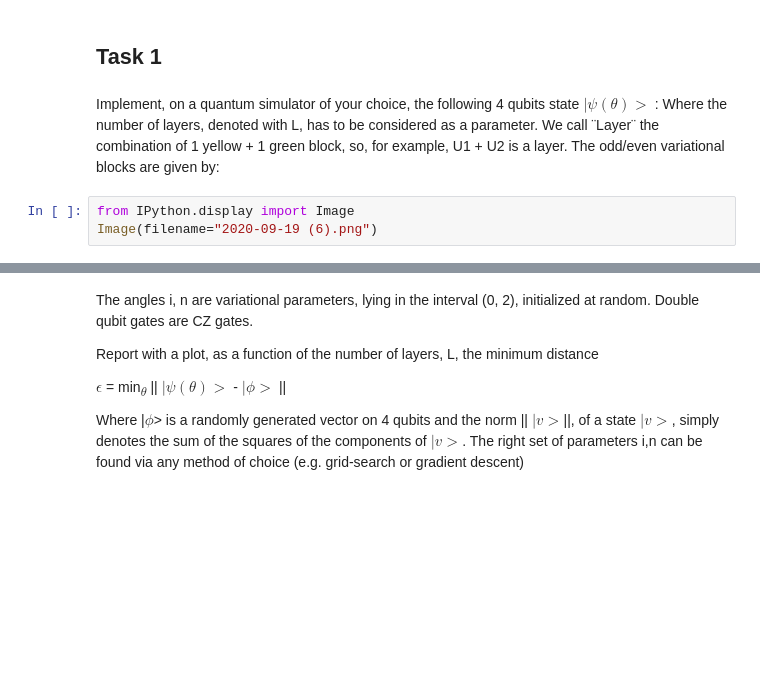
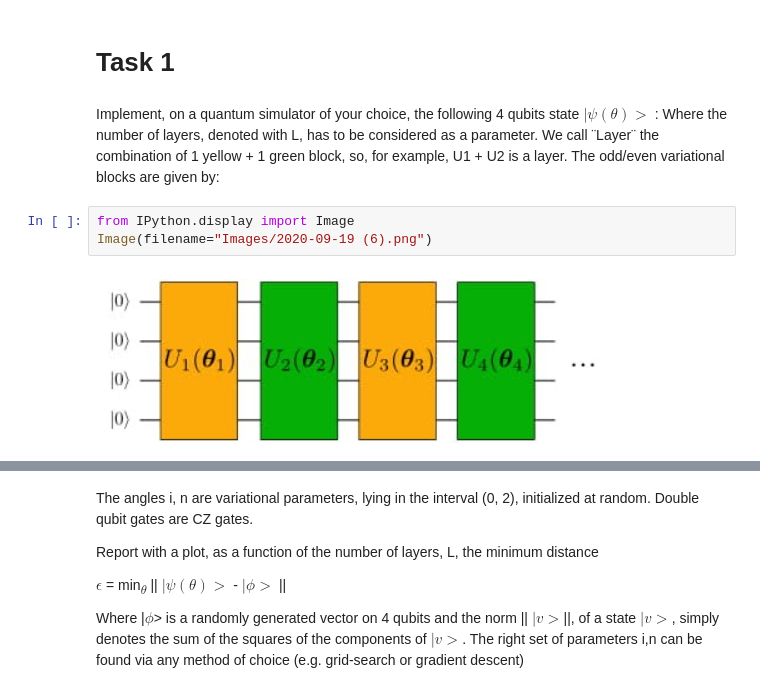
Before and after one commit to rathilakshika/Quantum-Open-Source-Foundation-Mentorship-task, a Jupyter notebook: Task 1.ipynb, the cells around one changed output, grey strips where cells are left out. Cells and saved outputs as stored; diff of their text form; blank space fills up the shorter version.

Commit message:
"Made some final changes and creted the images folder"

```diff
--- a/Task 1.ipynb
+++ b/Task 1.ipynb
@@ -1,10 +1,12 @@
 # %% [markdown]
-## Task 1
+# Task 1
 # %% [markdown]
 Implement, on a quantum simulator of your choice, the following 4 qubits state $|\psi(\theta)>$ :
 Where the number of layers, denoted with L, has to be considered as a parameter. We call ¨Layer¨ the combination of 1 yellow + 1 green block, so, for example, U1 + U2 is a layer. The odd/even variational blocks are given by:
 # %%
 from IPython.display import Image
-Image(filename="2020-09-19 (6).png")
+Image(filename="Images/2020-09-19 (6).png")
+# %% [output]
+[figure, added]
 # %%
 from IPython.display import Image
```
Also changed, not shown: parts of 19 cells of this notebook, 3 other files.
